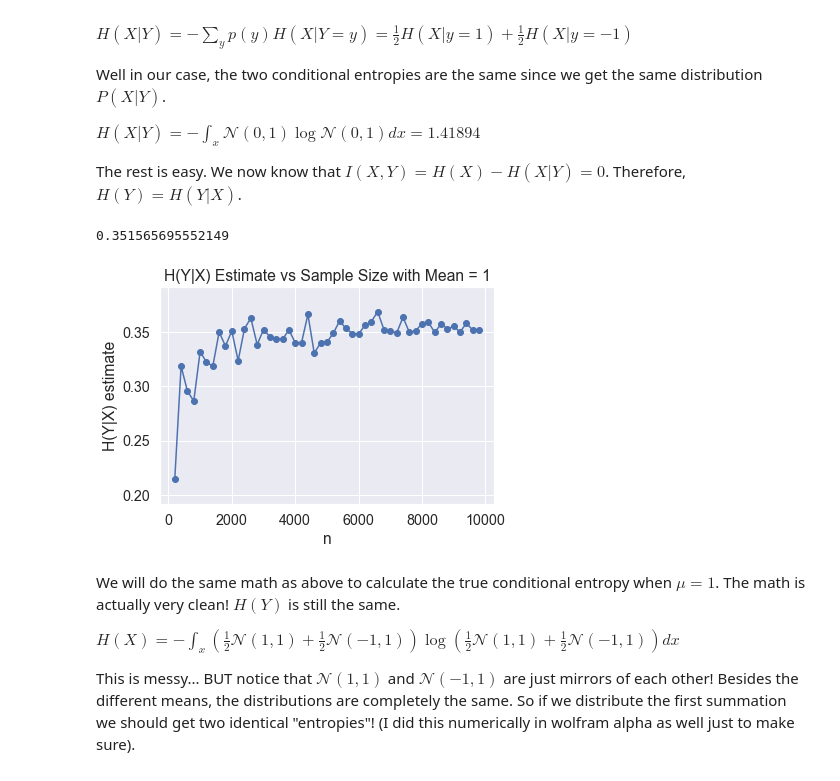
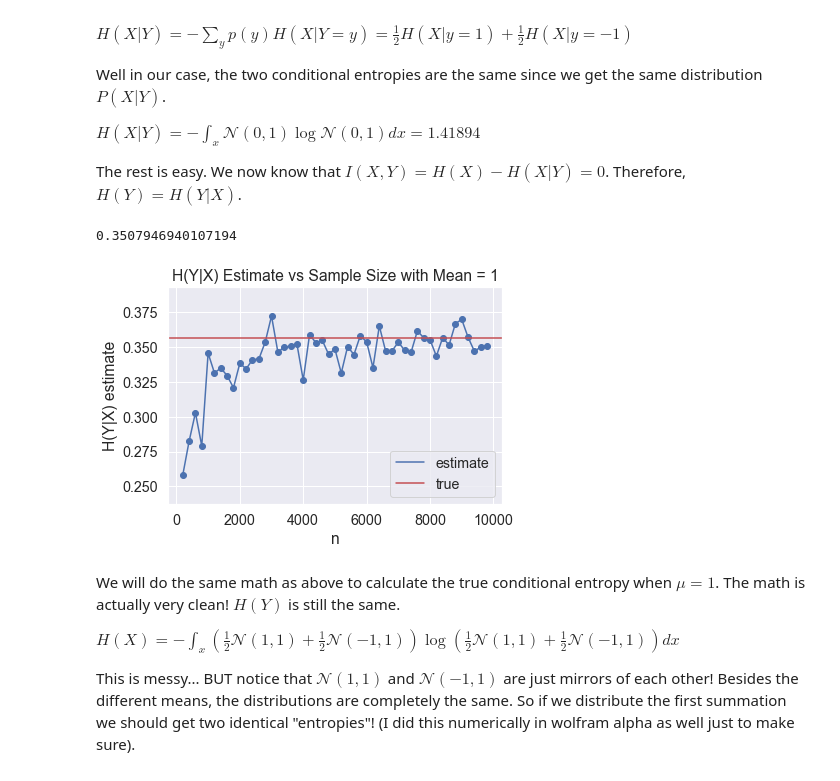
Before and after one commit to rguo123/conditional_entropy_forests, a Jupyter notebook: Simple Convergence Tests for our Random Forest Estimate.ipynb, the cells around one changed output. Cells and saved outputs as stored; diff of their text form; code cells hidden in the pictures.

Commit message:
fixed plots

```diff
--- a/Simple Convergence Tests for our Random Forest Estimate.ipynb
+++ b/Simple Convergence Tests for our Random Forest Estimate.ipynb
@@ -147,15 +149,17 @@ The rest is easy. We now know that $I(X, Y) = H(X) - H(X|Y) = 0$. Therefore, $H(
 # %%
 sample_sizes, cond_entropy = get_cond_entropy_vs_n(1)
 print(cond_entropy[-1])
 plt.scatter(sample_sizes, cond_entropy)
-plt.plot(sample_sizes, cond_entropy)
+line_est, = plt.plot(sample_sizes, cond_entropy, label = "estimate")
+line_true = plt.axhline(y=.356316, color='r', linestyle='-', label = "true")
 plt.xlabel("n")
 plt.ylabel("H(Y|X) estimate")
+plt.legend(handles=[line_est, line_true])
 plt.title("H(Y|X) Estimate vs Sample Size with Mean = 1")
 plt.show()
 # %% [output]
-0.351565695552149
+0.3507946940107194
-[figure, old version]
+[figure, new version]
 # %% [markdown]
 We will do the same math as above to calculate the true conditional entropy when $\mu = 1$. The math is actually very clean! $H(Y)$ is still the same.
 
```
Also changed, not shown: parts of 4 cells of this notebook.
